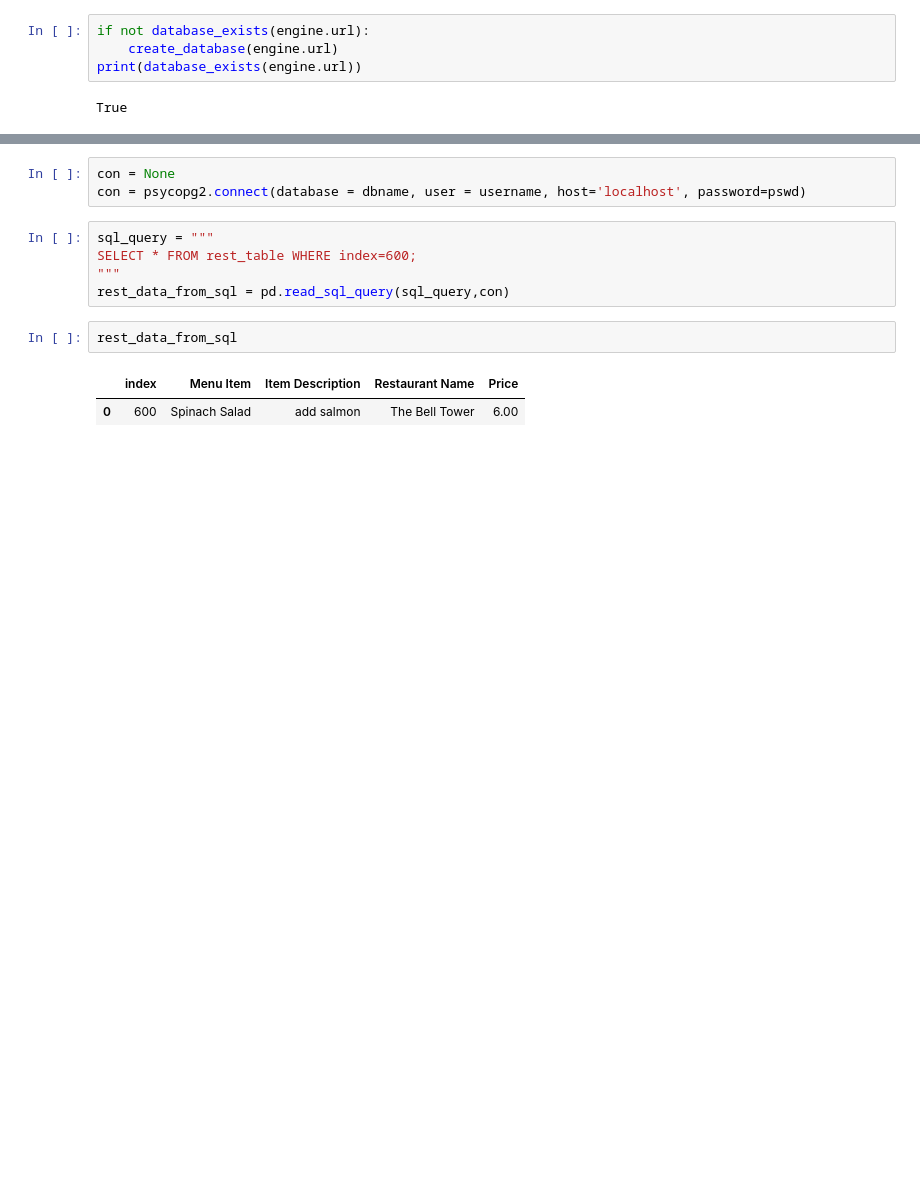
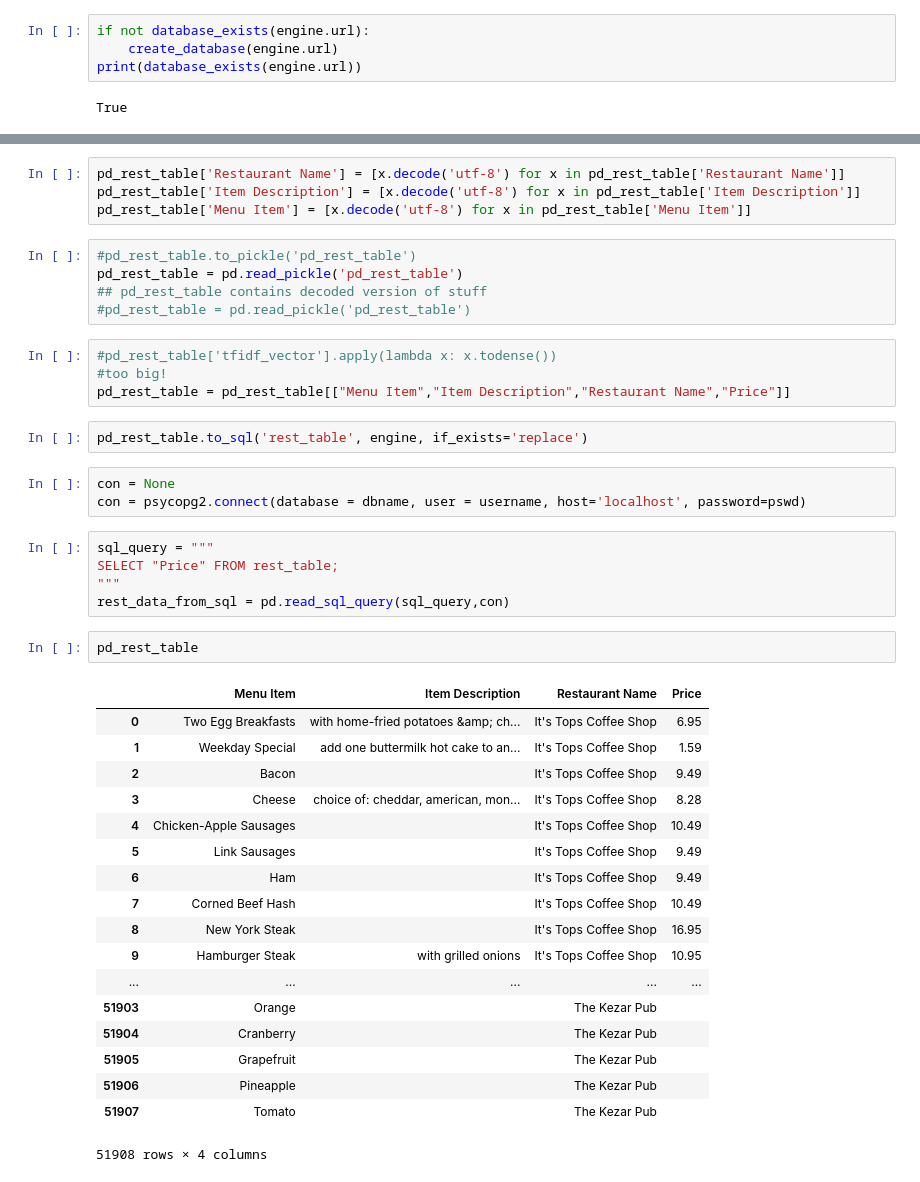
Before and after one commit to harisk87/RestMenu, a Jupyter notebook: Restaurant menu item .ipynb, the cells around one changed output, grey strips where cells are left out. Saved outputs shown, nothing was run; the diff lists cells and outputs as text; blank space fills up the shorter version.

```diff
--- a/Restaurant menu item .ipynb
+++ b/Restaurant menu item .ipynb
@@ -291,13 +270,44 @@ all_amrests_df[["Menu Item","Item Description","Restaurant Name","Price"]].to_sq
+# %%
+pd_rest_table['Restaurant Name'] = [x.decode('utf-8') for x in pd_rest_table['Restaurant Name']]
+pd_rest_table['Item Description'] = [x.decode('utf-8') for x in pd_rest_table['Item Description']]
+pd_rest_table['Menu Item'] = [x.decode('utf-8') for x in pd_rest_table['Menu Item']]
+# %%
+#pd_rest_table.to_pickle('pd_rest_table')
+pd_rest_table = pd.read_pickle('pd_rest_table')
+## pd_rest_table contains decoded version of stuff
+#pd_rest_table = pd.read_pickle('pd_rest_table')
+# %%
+#pd_rest_table['tfidf_vector'].apply(lambda x: x.todense())
+#too big!
+pd_rest_table = pd_rest_table[["Menu Item","Item Description","Restaurant Name","Price"]]
+# %%
+pd_rest_table.to_sql('rest_table', engine, if_exists='replace')
 # %%
 con = None
 con = psycopg2.connect(database = dbname, user = username, host='localhost', password=pswd)
 # %%
 sql_query = """
-SELECT * FROM rest_table WHERE index=600;
+SELECT "Price" FROM rest_table;
 """
 rest_data_from_sql = pd.read_sql_query(sql_query,con)
-# %%
-rest_data_from_sql
-# %% [output]
-|  | index | Menu Item | Item Description | Restaurant Name | Price |
-| 0 | 600 | Spinach Salad | add salmon | The Bell Tower | 6.00 |
+# %%
+pd_rest_table
+# %% [output]
+|  | Menu Item | Item Description | Restaurant Name | Price |
+| 0 | Two Egg Breakfasts | with home-fried potatoes &amp; ch... | It's Tops Coffee Shop | 6.95 |
+| 1 | Weekday Special | add one buttermilk hot cake to an... | It's Tops Coffee Shop | 1.59 |
+| 2 | Bacon |  | It's Tops Coffee Shop | 9.49 |
+| 3 | Cheese | choice of: cheddar, american, mon... | It's Tops Coffee Shop | 8.28 |
+| 4 | Chicken-Apple Sausages |  | It's Tops Coffee Shop | 10.49 |
+| 5 | Link Sausages |  | It's Tops Coffee Shop | 9.49 |
+| 6 | Ham |  | It's Tops Coffee Shop | 9.49 |
+| 7 | Corned Beef Hash |  | It's Tops Coffee Shop | 10.49 |
+| 8 | New York Steak |  | It's Tops Coffee Shop | 16.95 |
+| 9 | Hamburger Steak | with grilled onions | It's Tops Coffee Shop | 10.95 |
+| ... | ... | ... | ... | ... |
+| 51903 | Orange |  | The Kezar Pub |  |
+| 51904 | Cranberry |  | The Kezar Pub |  |
+| 51905 | Grapefruit |  | The Kezar Pub |  |
+| 51906 | Pineapple |  | The Kezar Pub |  |
+| 51907 | Tomato |  | The Kezar Pub |  |
+51908 rows × 4 columns
```
Also changed, not shown: parts of 17 cells of this notebook, 5 other files.
